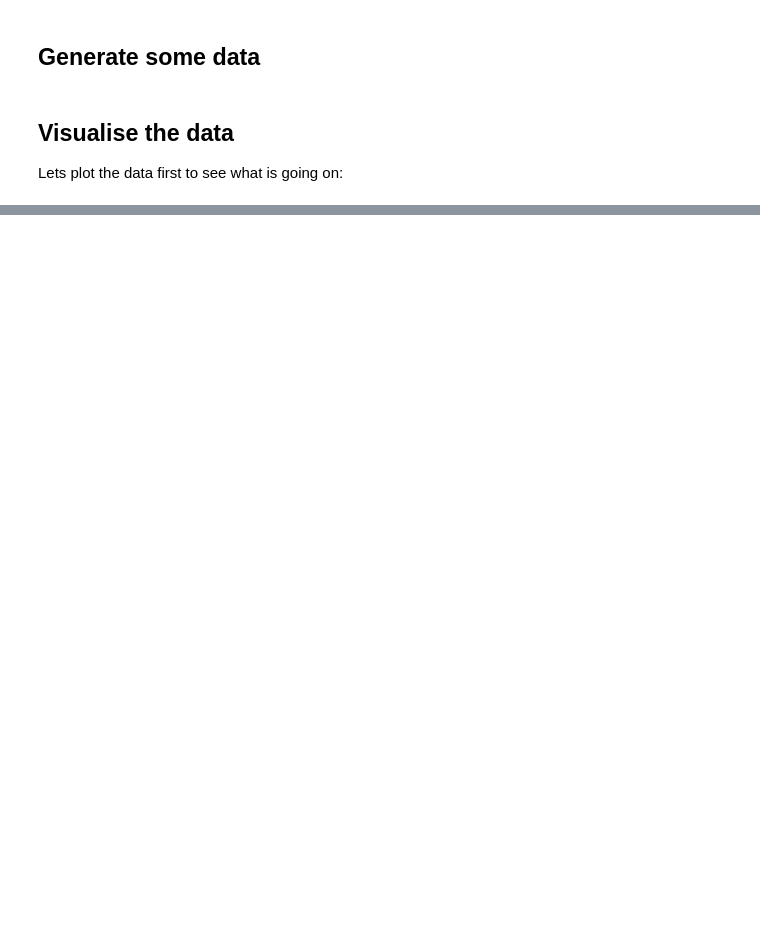
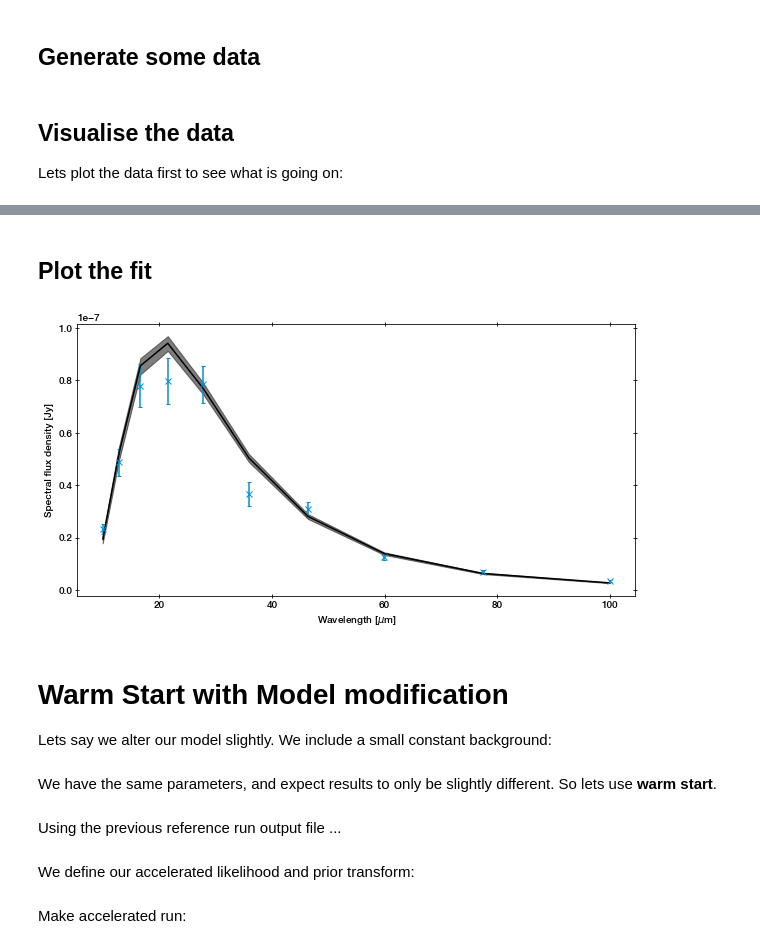
Before and after one commit to JohannesBuchner/UltraNest, a Jupyter notebook: docs/example-warmstart.ipynb, the cells around one changed output, grey strips where cells are left out. Drawn from its saved outputs; the diff is of its cells as text; code cells hidden in the pictures; blank space fills up the shorter version.

```diff
--- a/docs/example-warmstart.ipynb
+++ b/docs/example-warmstart.ipynb
@@ -237,0 +78,12 @@ These features are experimental and feedback is appreciated. It is recommended t
+# %%
+def log_likelihood(params):
+    T, ampl = params
+    y_predicted = black_body_model(wavelength, ampl, T)
+    return scipy.stats.norm(y_predicted, sigma).logpdf(y_obs).sum()
+# %%
+from ultranest import ReactiveNestedSampler
+
+reference_run_folder = 'blackbody-alldata'
+sampler_ref = ReactiveNestedSampler(parameters, log_likelihood, prior_transform, log_dir=reference_run_folder, resume='overwrite')
+results_ref = sampler_ref.run(frac_remain=0.5)
+sampler_ref.print_results()
@@ -237,0 +112,19 @@ These features are experimental and feedback is appreciated. It is recommended t
+# %% [markdown]
+## Plot the fit
+# %%
+plt.figure(figsize=(10, 5))
+plt.errorbar(x=wavelength, y=y_obs, yerr=sigma, marker='x', ls=' ')
+from ultranest.plot import PredictionBand
+band = PredictionBand(wavelength)
+for T, ampl in results_ref['samples']:
+    band.add(black_body_model(wavelength, ampl, T))
+band.line(color='k')
+band.shade(color='k', alpha=0.5)
+plt.ylabel('Spectral flux density [Jy]');
+plt.xlabel('Wavelength [$\mu$m]');
+# %% [output]
+[figure, added]
+# %% [markdown]
+# Warm Start with Model modification
+
+Lets say we alter our model slightly. We include a small constant background:
@@ -237,0 +136,4 @@ These features are experimental and feedback is appreciated. It is recommended t
+# %% [markdown]
+We have the same parameters, and expect results to only be slightly different. So lets use **warm start**.
+# %% [markdown]
+Using the previous reference run output file ...
@@ -237,0 +142,2 @@ These features are experimental and feedback is appreciated. It is recommended t
+# %% [markdown]
+We define our accelerated likelihood and prior transform:
@@ -237,0 +149,2 @@ These features are experimental and feedback is appreciated. It is recommended t
+# %% [markdown]
+Make accelerated run:
```
Also changed, not shown: parts of 62 cells of this notebook, 5 other files.
